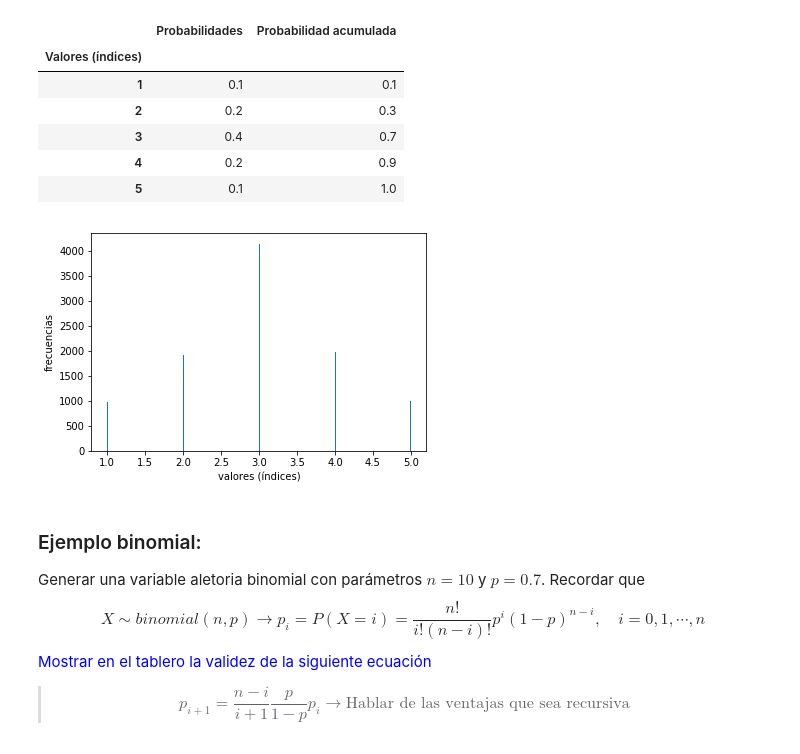
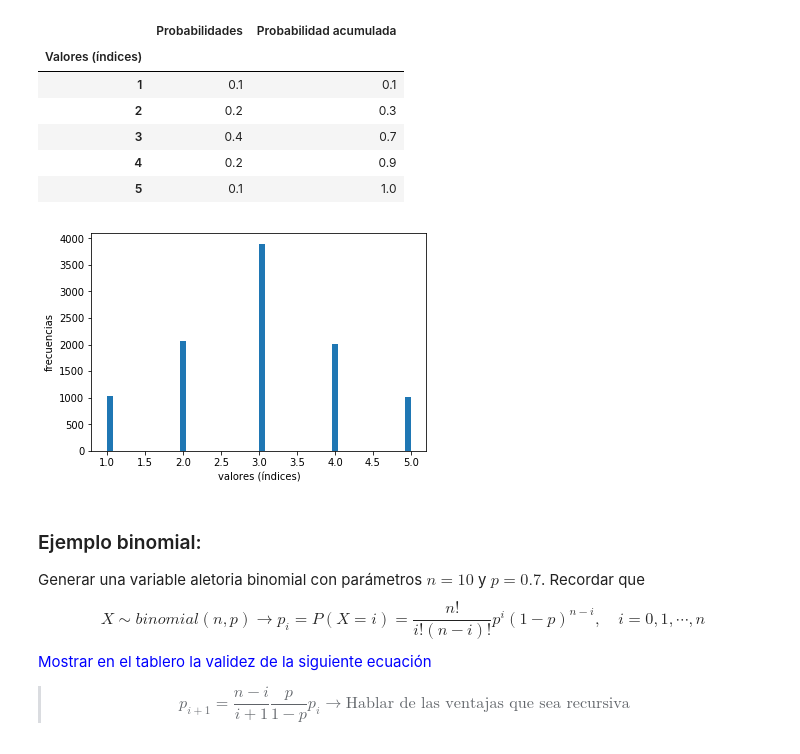
Before and after one commit to luiscuma25/SimulacionProcesosFinancieros2018-I, a Jupyter notebook: TEMA-2/Clase8_GenDistribucionProbabilidad.ipynb, the cells around one changed output. Cells and saved outputs as stored; diff of their text form; code cells hidden in the pictures.

```diff
--- a/TEMA-2/Clase8_GenDistribucionProbabilidad.ipynb
+++ b/TEMA-2/Clase8_GenDistribucionProbabilidad.ipynb
@@ -230,15 +249,15 @@ df
 # %%
 N = 10**4
 v = []
 for j in range(N):
     u =np.random.rand(1)
-    v.append(sum(1 for i in p_acum if i<u)+1)
-plt.hist(v,300,normed=False)
+    v.append(sum(1 for i in p_acum if i<u)+1)#+1 porque los índices comienzan en 1
+plt.hist(v,50,normed=False)
 plt.xlabel('valores (índices)')
 plt.ylabel('frecuencias')
 plt.show()
 # %% [output]
-[figure, old version]
+[figure, new version]
 # %% [markdown]
 ### Ejemplo binomial:
 Generar una variable aletoria binomial con parámetros $n=10$ y $p=0.7$. Recordar que
```
Also changed, not shown: parts of 23 cells of this notebook.
